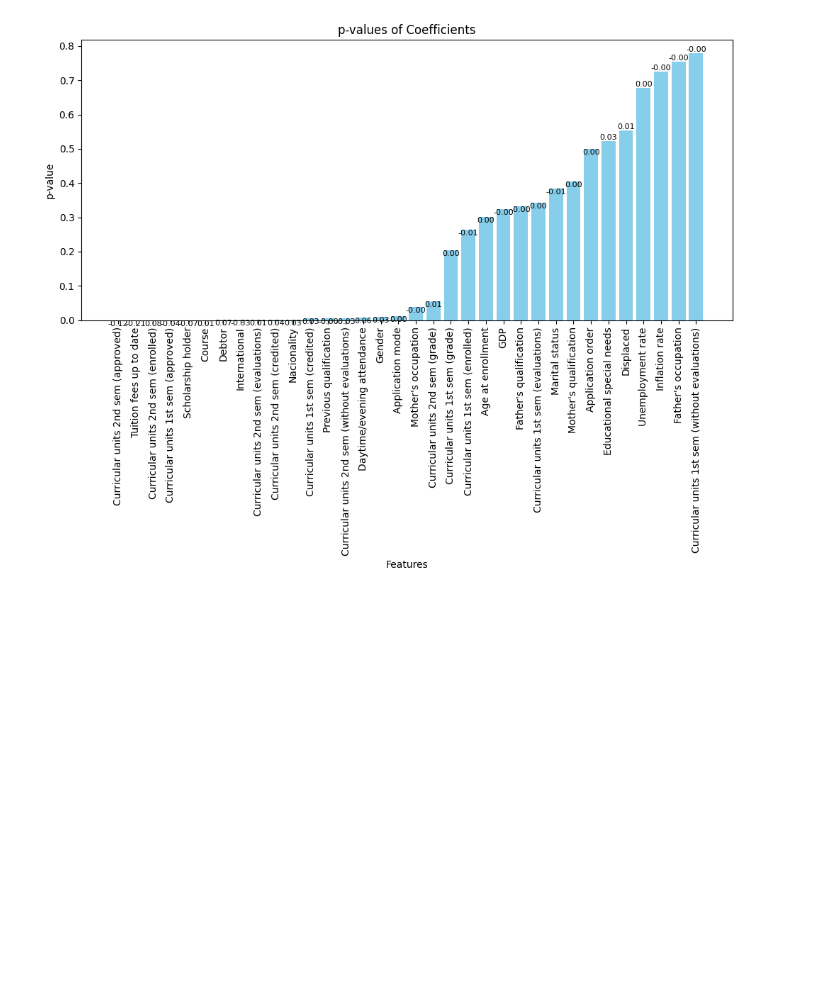
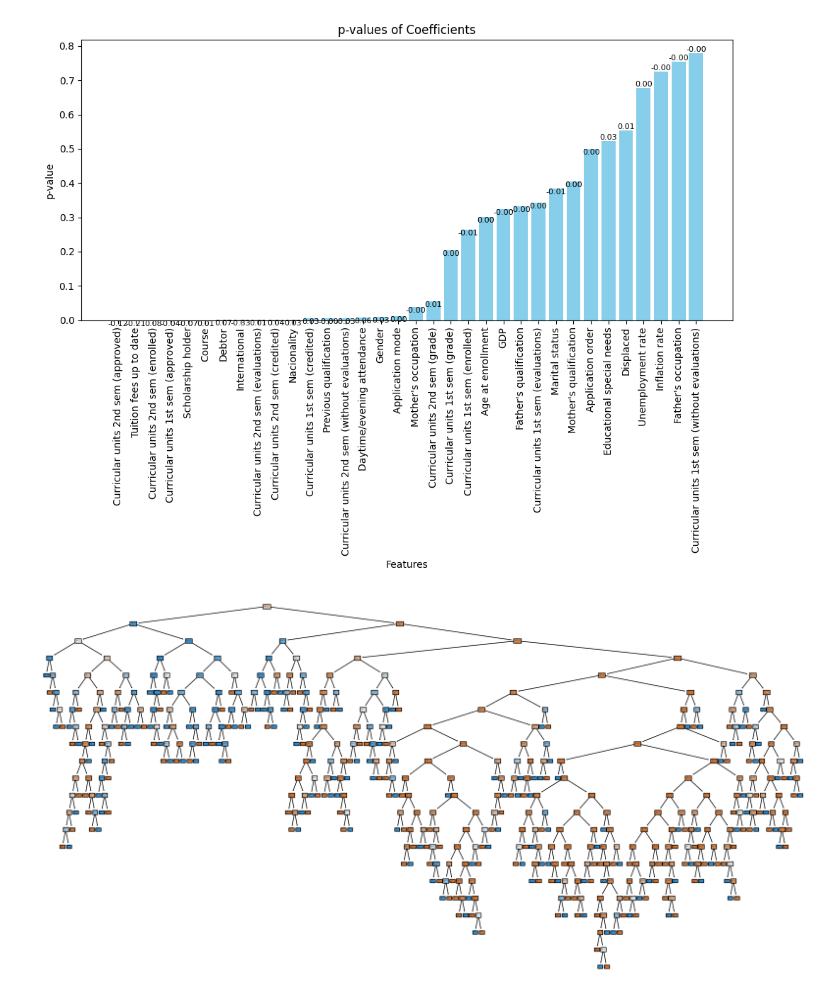
Before and after one commit to TinusAlsos/The-Analyst-Edge-Project, a Jupyter notebook: data_analysis.ipynb, the cells around one changed output. Saved outputs shown, nothing was run; the diff lists cells and outputs as text; code cells hidden in the pictures; blank space fills up the shorter version.

Commit message:
Add CART visualization

```diff
--- a/data_analysis.ipynb
+++ b/data_analysis.ipynb
@@ -441,3 +441,12 @@ plt.tight_layout()  # Adjust layout to make room for the rotated x-axis labels
 plt.show()
 # %% [output]
 [figure]
+# %%
+cart = trained_models['CART']
+from sklearn.tree import plot_tree
+import matplotlib.pyplot as plt
+plt.figure(figsize=(20,10))
+plot_tree(cart, filled=True,  class_names="Target")
+plt.show()
+# %% [output]
+[figure, added]
```
Also changed, not shown: parts of 3 cells of this notebook.
